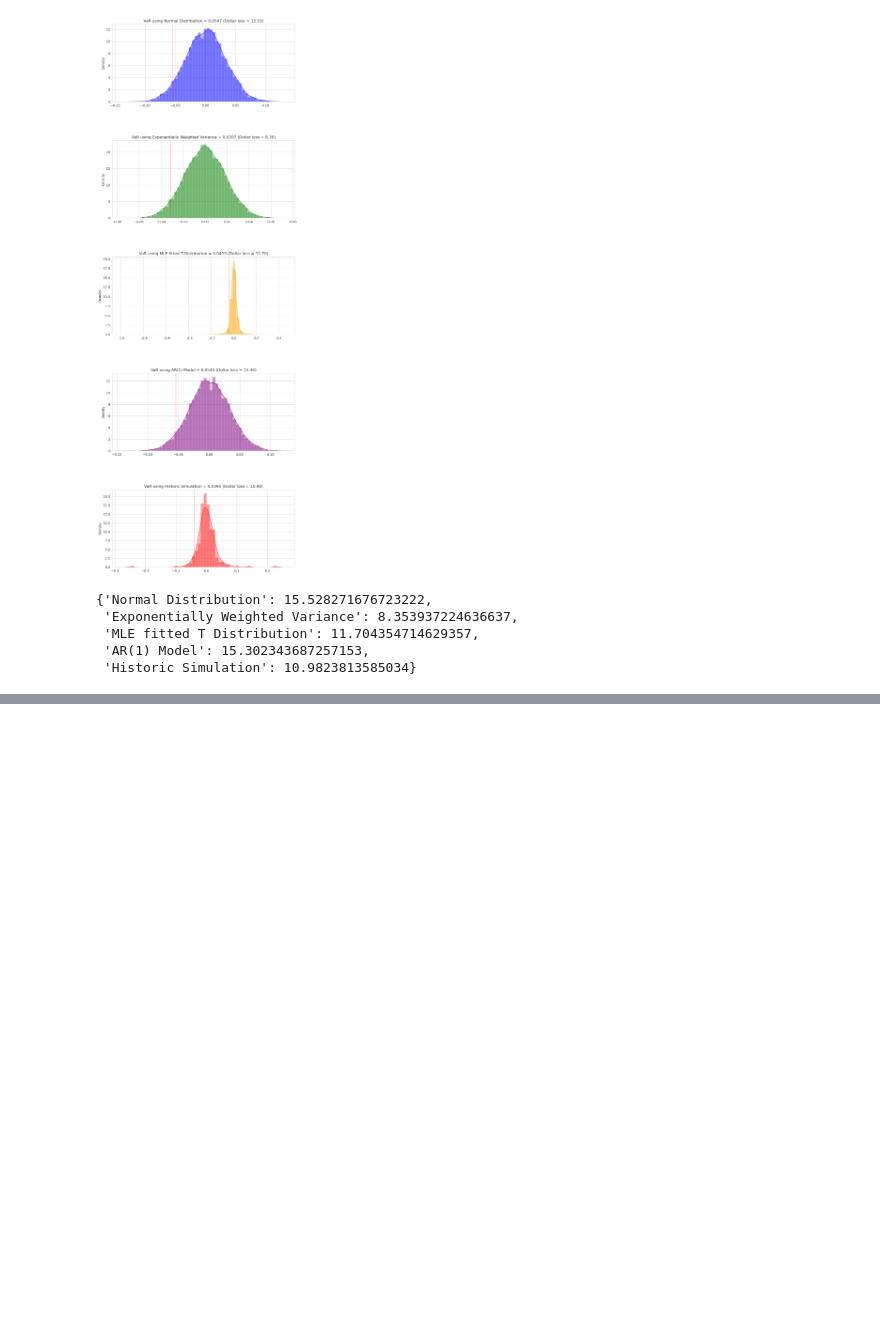
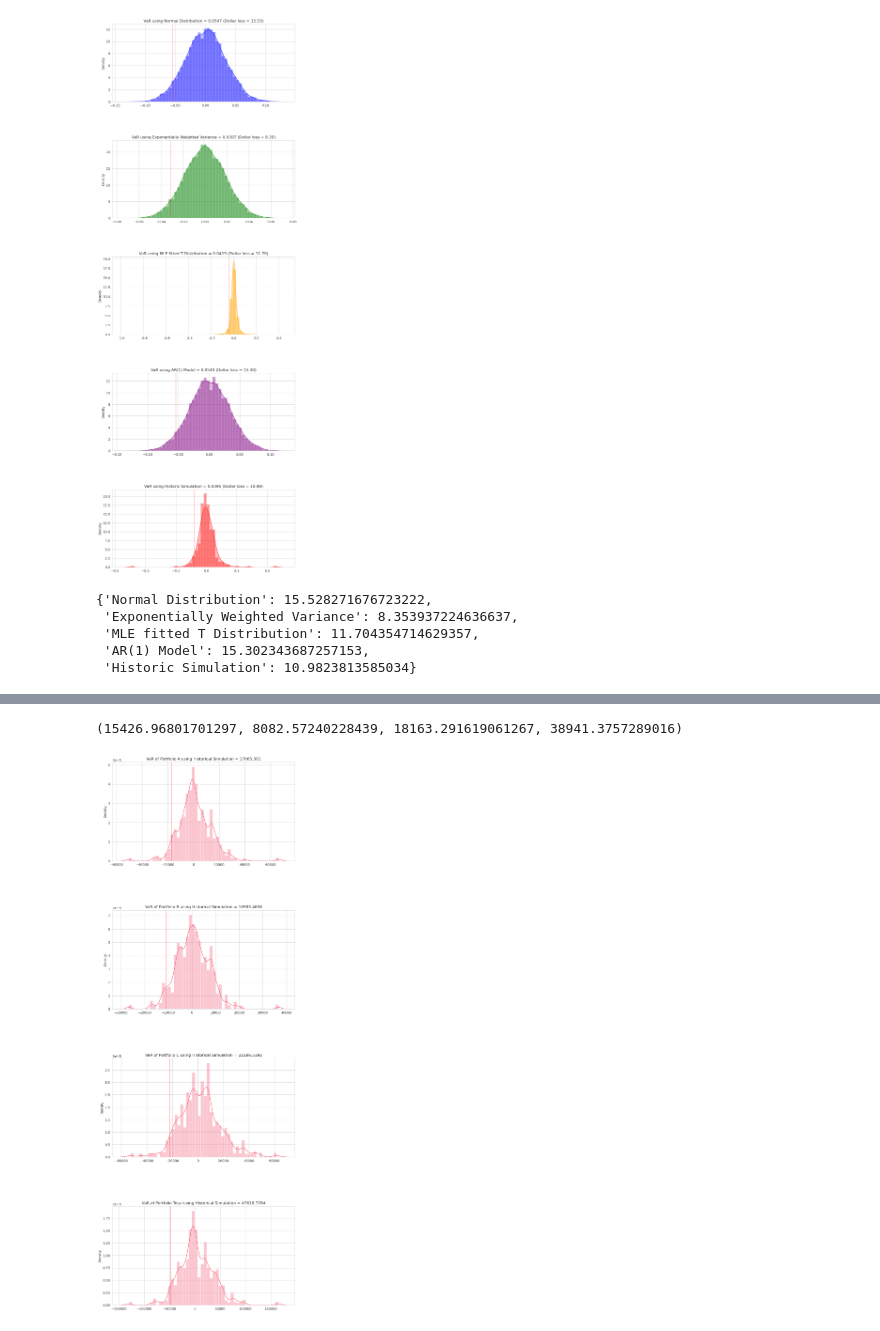
Before and after one commit to howardj12/Fintech545-hj, a Jupyter notebook: Week 4/Code.ipynb, the cells around one changed output, grey strips where cells are left out. Cells and saved outputs as stored; diff of their text form; code cells hidden in the pictures; blank space fills up the shorter version.

```diff
--- a/Week 4/Code.ipynb
+++ b/Week 4/Code.ipynb
@@ -211,0 +343,62 @@ var_dollar_values
+# %%
+# Define Delta-Normal VaR function
+from scipy.stats import norm
+
+def cal_delta_var(portfolio, prices, p_type, alpha=0.05, w_lambda=0.94, N = 10000):
+    portfolio_price, dailyprices, holding = process_portfolio_data(portfolio, prices, p_type)
+    returns = return_calculate(dailyprices).drop('Date',axis=1)
+    dailyprices = dailyprices.drop('Date', axis=1)
+    dR_dr = (dailyprices.tail(1).T.values * holding.values.reshape(-1, 1)) / portfolio_price
+    cov_mtx = expo_weighted_cov(returns, w_lambda)
+    R_std = np.sqrt(np.transpose(dR_dr) @ cov_mtx @ dR_dr)
+    var = (-1) * portfolio_price * norm.ppf(alpha) * R_std
+    return var[0][0]
+
+# Calculate VaR using Delta-Normal Method
+delta_var_A = cal_delta_var(portfolio, prices, "A")
+delta_var_B = cal_delta_var(portfolio, prices, "B")
+delta_var_C = cal_delta_var(portfolio, prices, "C")
+delta_var_T = cal_delta_var(portfolio, prices, "total")
+
+delta_var_A, delta_var_B, delta_var_C, delta_var_T
+# %% [output]
+(15426.96801701297, 8082.57240228439, 18163.291619061267, 38941.3757289016)
+# %%
+#Calculate VaR using historic simulation
+def cal_his_var(portfolio, prices, p_type, alpha=0.05, N = 10000):
+    portfolio_price, dailyprices, holding = process_portfolio_data(portfolio, prices, p_type)
+    returns = return_calculate(dailyprices).drop('Date',axis=1)
+    np.random.seed(0)
+    sim_ret = returns.sample(N, replace=True)
+    dailyprices = dailyprices.drop('Date', axis=1)
+    sim_change = np.dot(sim_ret * dailyprices.tail(1).values.reshape(dailyprices.shape[1]),holding)
+
+    var = np.percentile(sim_change, alpha*100) * (-1)
+    return var, sim_change
+
+# Calculate VaR using Historical Simulation
+his_var_A, his_dis_A = cal_his_var(portfolio, prices, "A")
+his_var_B, his_dis_B = cal_his_var(portfolio, prices, "B")
+his_var_C, his_dis_C = cal_his_var(portfolio, prices, "C")
+his_var_T, his_dis_T = cal_his_var(portfolio, prices, "total")
+
+# Plotting
+fig, axes = plt.subplots(4, 1, figsize=(10, 30))
+sns.distplot(his_dis_A, ax=axes[0])
+sns.distplot(his_dis_B, ax=axes[1])
+sns.distplot(his_dis_C, ax=axes[2])
+sns.distplot(his_dis_T, ax=axes[3])
+
+axes[0].axvline(x=-his_var_A, color='red', alpha=0.3)
+axes[1].axvline(x=-his_var_B, color='red', alpha=0.3)
+axes[2].axvline(x=-his_var_C, color='red', alpha=0.3)
+axes[3].axvline(x=-his_var_T, color='red', alpha=0.3)
+
+axes[0].set_title("VaR of Portfolio A using Historical Simulation = {}".format(his_var_A.round(4)))
+axes[1].set_title("VaR of Portfolio B using Historical Simulation = {}".format(his_var_B.round(4)))
+axes[2].set_title("VaR of Portfolio C using Historical Simulation = {}".format(his_var_C.round(4)))
+axes[3].set_title("VaR of Portfolio Total using Historical Simulation = {}".format(his_var_T.round(4)))
+plt.subplots_adjust(hspace=0.5)
+plt.show()
+# %% [output]
+[figure, added]
```
Also changed, not shown: parts of 4 cells of this notebook.
